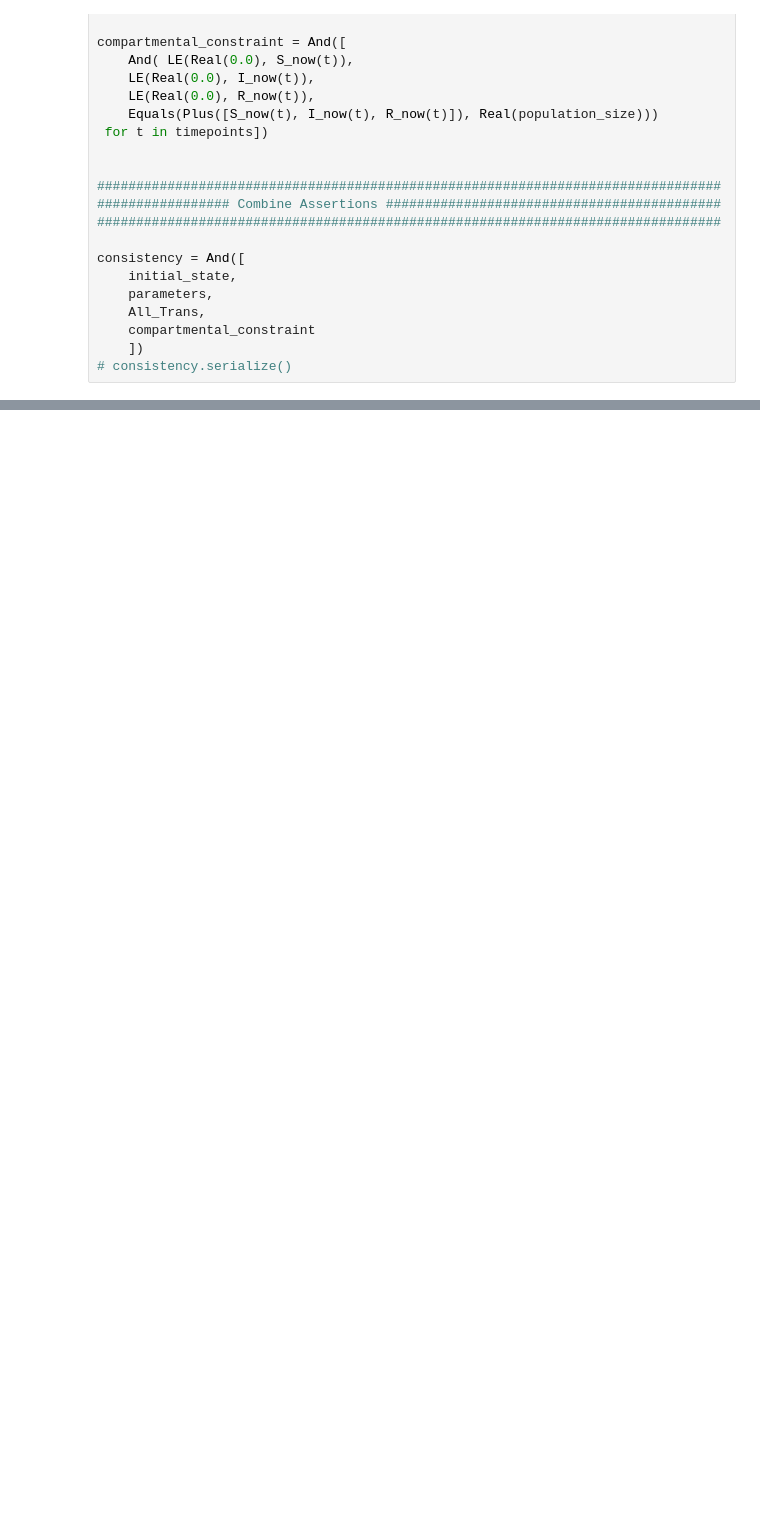
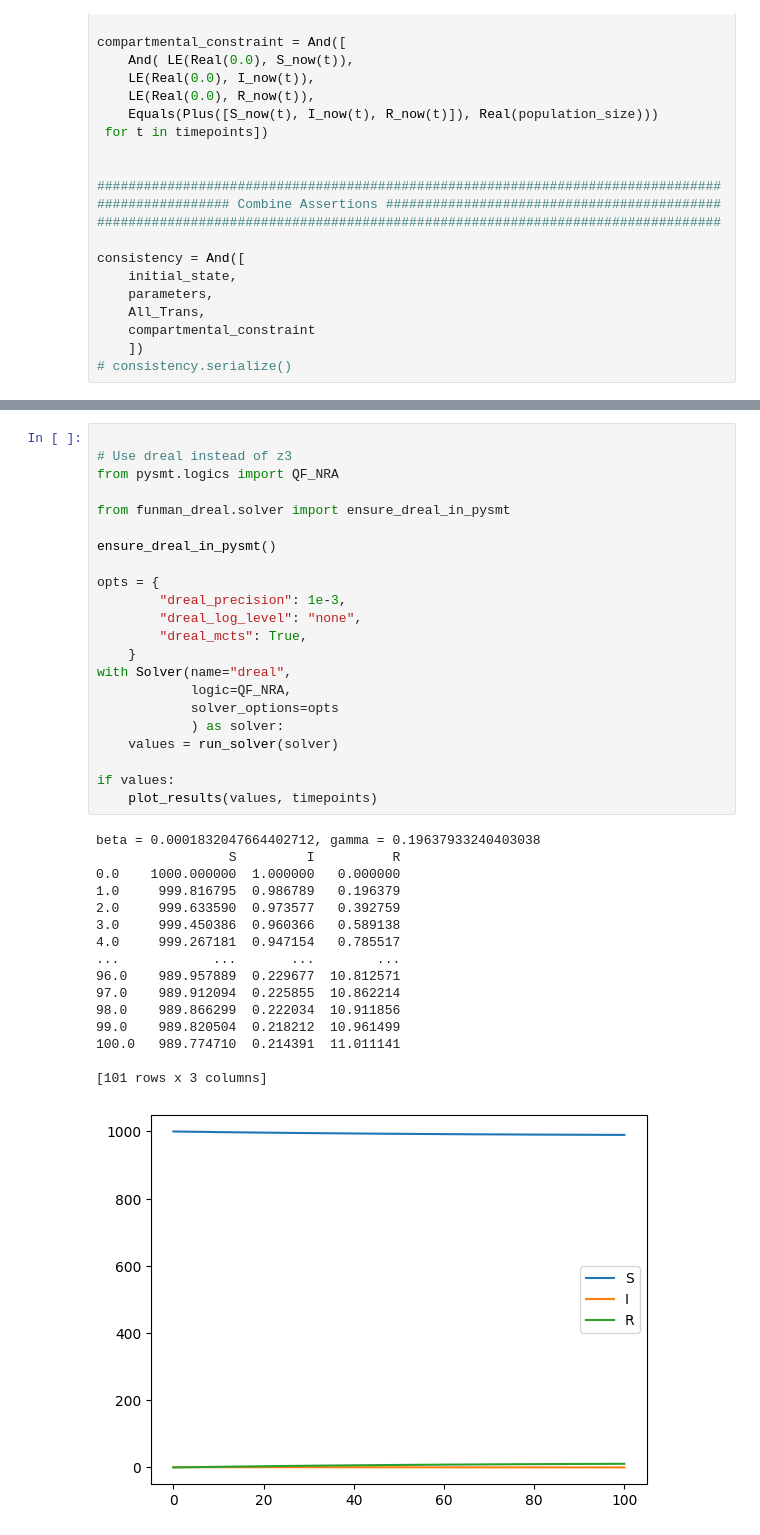
Before and after one commit to siftech/funman, a Jupyter notebook: scratch/notebooks/sir-eval-smt-encoding.ipynb, the cells around one changed output, grey strips where cells are left out. Cells and saved outputs as stored; diff of their text form; blank space fills up the shorter version.

```diff
--- a/scratch/notebooks/sir-eval-smt-encoding.ipynb
+++ b/scratch/notebooks/sir-eval-smt-encoding.ipynb
@@ -186,0 +207,39 @@ AttributeError: module 'pandas' has no attribute 'Float64Index'
+# %%
+
+# Use dreal instead of z3
+from pysmt.logics import QF_NRA
+
+from funman_dreal.solver import ensure_dreal_in_pysmt
+
+ensure_dreal_in_pysmt()
+
+opts = {
+        "dreal_precision": 1e-3,
+        "dreal_log_level": "none",
+        "dreal_mcts": True,
+    }
+with Solver(name="dreal",
+            logic=QF_NRA,
+            solver_options=opts
+            ) as solver:
+    values = run_solver(solver)
+
+if values:
+    plot_results(values, timepoints)
+# %% [output]
+beta = 0.0001832047664402712, gamma = 0.19637933240403038
+                 S         I          R
+0.0    1000.000000  1.000000   0.000000
+1.0     999.816795  0.986789   0.196379
+2.0     999.633590  0.973577   0.392759
+3.0     999.450386  0.960366   0.589138
+4.0     999.267181  0.947154   0.785517
+...            ...       ...        ...
+96.0    989.957889  0.229677  10.812571
+97.0    989.912094  0.225855  10.862214
+98.0    989.866299  0.222034  10.911856
+99.0    989.820504  0.218212  10.961499
+100.0   989.774710  0.214391  11.011141
+
+[101 rows x 3 columns]
+[figure, added]
```
Also changed, not shown: parts of 3 cells of this notebook.
